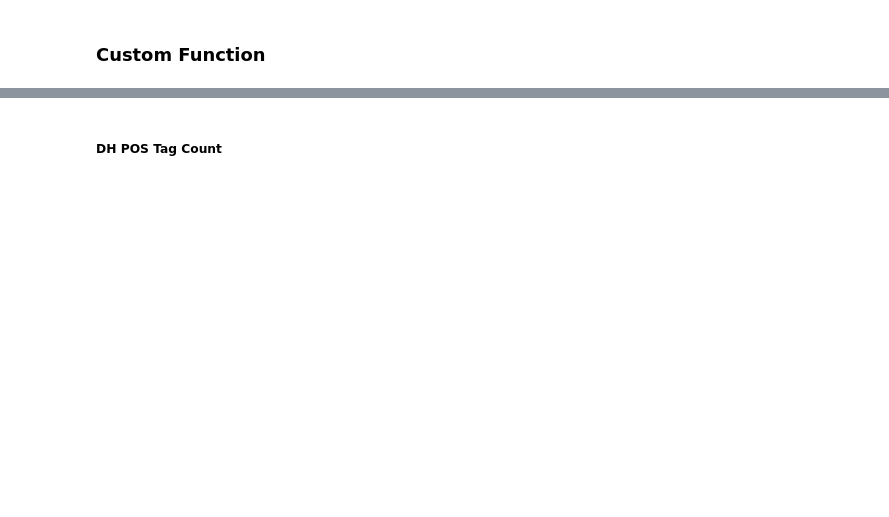
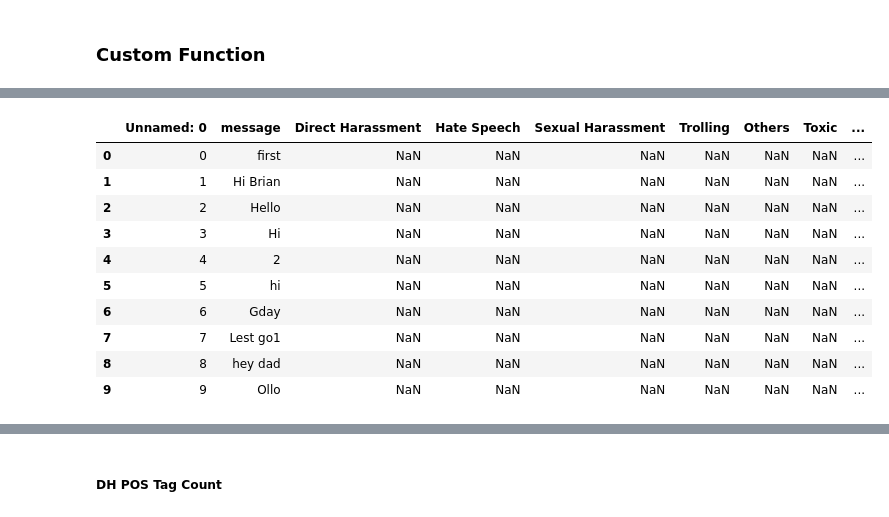
Before and after one commit to feebeef/Twitch-Chat-Log-Toxicity-Analysis, a Jupyter notebook: POSTagGG.ipynb, the cells around one changed output, grey strips where cells are left out. Cells and saved outputs as stored; diff of their text form; code cells hidden in the pictures; blank space fills up the shorter version.

Commit message:
transitioned to spacy for pos tagging and lemmatization

```diff
--- a/POSTagGG.ipynb
+++ b/POSTagGG.ipynb
@@ -70,3 +217,24 @@ df.head(10)
+# %%
+df['message'] = df['message'].astype(str)
+#df['POS'] = df['message'].str.split().map(pos_tag)
+df['cleaned_message'] = df['message'].map(expand_contractions)
+#df['lemmatized'] = df['cleaned_message'].map(betterPOS)
+#df['lemmatized'] = df['lemmatized'].astype(str)
+#df['POS'] = df['lemmatized'].str.split().map(pos_tag)
+df['POS'] = df['cleaned_message'].map(spacyPOS)
+df.head(10)
+# %% [output]
+|  | Unnamed: 0 | message | Direct Harassment | Hate Speech | Sexual Harassment | Trolling | Others | Toxic | ... |
+| 0 | 0 | first | NaN | NaN | NaN | NaN | NaN | NaN | ... |
+| 1 | 1 | Hi Brian | NaN | NaN | NaN | NaN | NaN | NaN | ... |
+| 2 | 2 | Hello | NaN | NaN | NaN | NaN | NaN | NaN | ... |
+| 3 | 3 | Hi | NaN | NaN | NaN | NaN | NaN | NaN | ... |
+| 4 | 4 | 2 | NaN | NaN | NaN | NaN | NaN | NaN | ... |
+| 5 | 5 | hi | NaN | NaN | NaN | NaN | NaN | NaN | ... |
+| 6 | 6 | Gday | NaN | NaN | NaN | NaN | NaN | NaN | ... |
+| 7 | 7 | Lest go1 | NaN | NaN | NaN | NaN | NaN | NaN | ... |
+| 8 | 8 | hey dad | NaN | NaN | NaN | NaN | NaN | NaN | ... |
+| 9 | 9 | Ollo | NaN | NaN | NaN | NaN | NaN | NaN | ... |
 # %%
 df['tagCounts'] = df['POS'].map(count_tags)
 df.head(10)
```
Also changed, not shown: parts of 21 cells of this notebook.
